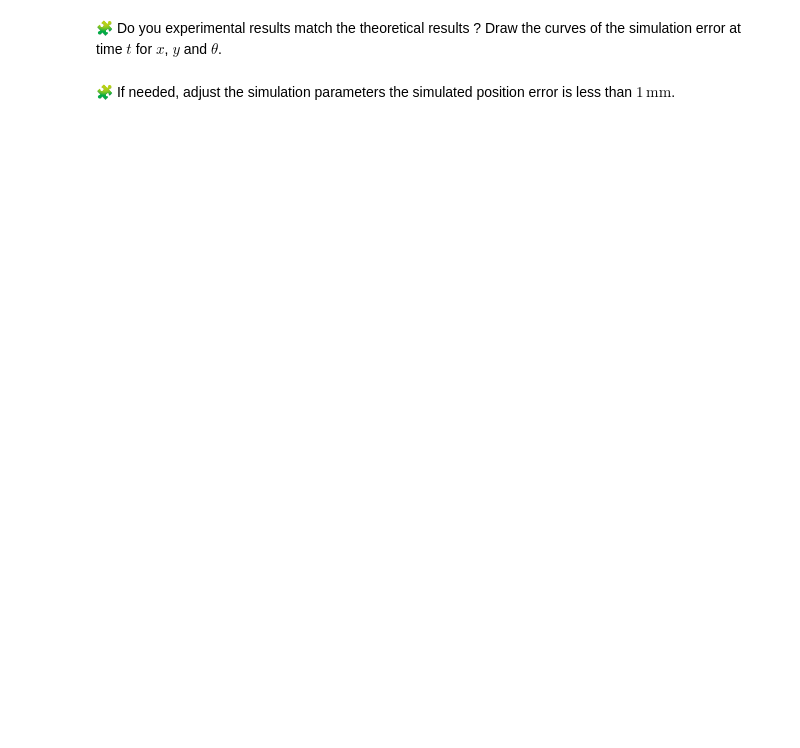
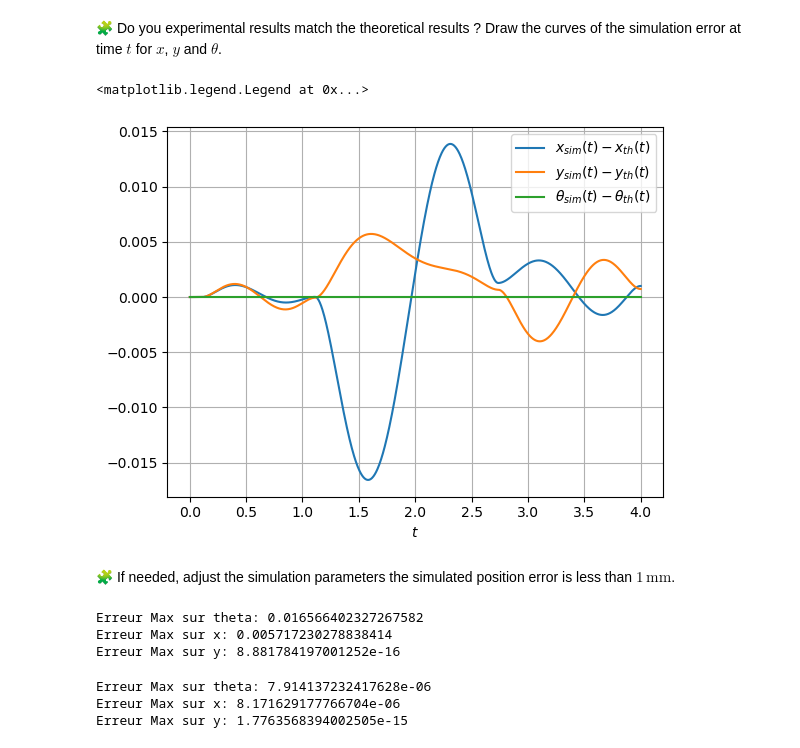
Before and after one commit to omarkami007/control-engineering-with-python-project-2023-2024, a Jupyter notebook: Project-part-1.ipynb, the cells around one changed output. Drawn from its saved outputs; the diff is of its cells as text; code cells hidden in the pictures; blank space fills up the shorter version.

```diff
--- a/Project-part-1.ipynb
+++ b/Project-part-1.ipynb
@@ -385,2 +447,21 @@ pass
+# %%
+wl, wr = omega(0, [0,0,0])   #constantes donc on les prends à zéro aléatoirement
+
+theta = lambda t: (r / l) * (wr - wl) * t
+x = lambda t: (l / 2) * (wl + wr) / (wr - wl) * np.sin(theta(t))
+y = lambda t: (l / 2) * (wl + wr) / (wr - wl) * (1 - np.cos(theta(t)))
+
+
+figure()
+t = linspace(0, 4, 1000)
+
+plot(t, sol(t)[0] - x(t), "-", label="$x_{sim}(t) - x_{th}(t)$")
+plot(t, sol(t)[1] - y(t), "-", label="$y_{sim}(t) - y_{th}(t)$")
+plot(t, sol(t)[2] - theta(t), "-", label="$θ_{sim}(t) - θ_{th}(t)$")
+
+xlabel("$t$"); grid(); legend()
+# %% [output]
+<matplotlib.legend.Legend at 0x...>
+[figure, added]
 # %% [markdown]
 🧩 If needed, adjust the simulation parameters the simulated position error is less than $1\, \mathrm{ mm}$.
@@ -388,0 +468,10 @@ pass
+# %%
+# Majoration de l'erreur avant l'optimisation
+
+print("Erreur Max sur theta:", max(abs(sol(t)[0] - x(t))))
+print("Erreur Max sur x:", max(abs(sol(t)[1] - y(t))))
+print("Erreur Max sur y:", max(abs(sol(t)[2] - theta(t))))
+# %% [output]
+Erreur Max sur theta: 0.016566402327267582
+Erreur Max sur x: 0.005717230278838414
+Erreur Max sur y: 8.881784197001252e-16
@@ -388,0 +482,10 @@ pass
+# %%
+# Majoration de l'erreur après l'optimisation
+
+print("Erreur Max sur theta:", max(abs(sol(t)[0] - x(t))))
+print("Erreur Max sur x:", max(abs(sol(t)[1] - y(t))))
+print("Erreur Max sur y:", max(abs(sol(t)[2] - theta(t))))
+# %% [output]
+Erreur Max sur theta: 7.914137232417628e-06
+Erreur Max sur x: 8.171629177766704e-06
+Erreur Max sur y: 1.7763568394002505e-15
```
Also changed, not shown: parts of 10 cells of this notebook.
